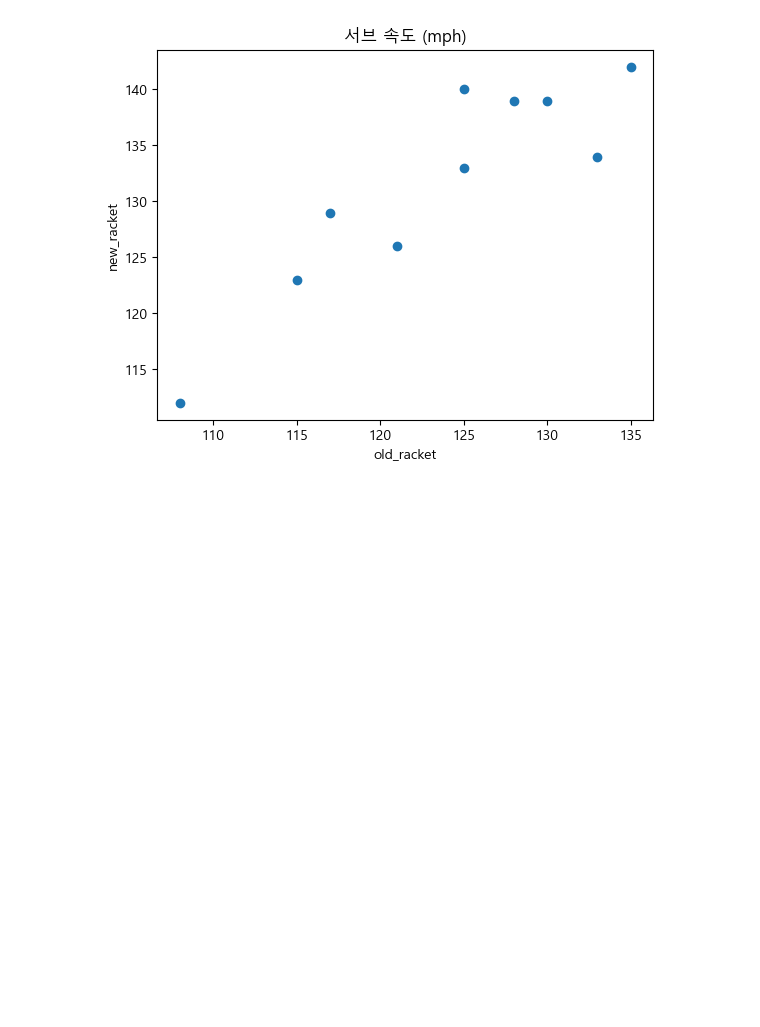
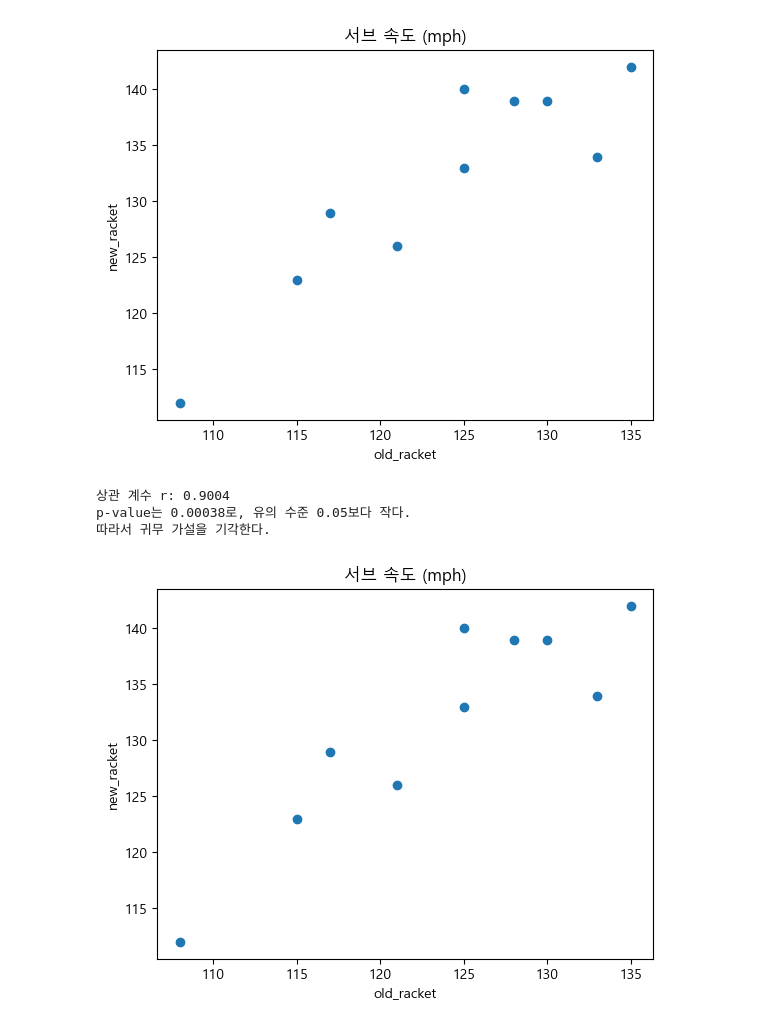
Before and after one commit to layla-focalors/r2python, a Jupyter notebook: chapter10/chapter10_06.ipynb, the cells around one changed output. Saved outputs shown, nothing was run; the diff lists cells and outputs as text; code cells hidden in the pictures; blank space fills up the shorter version.

```diff
--- a/chapter10/chapter10_06.ipynb
+++ b/chapter10/chapter10_06.ipynb
@@ -47,3 +47,47 @@ plt.show()
 p-value는 0.00038로, 유의 수준 0.05보다 작다.
 따라서 귀무 가설을 기각한다.
 [figure]
+# %%
+# 예제(10.18)
+
+# 무작위로 뽑힌 프로 테니스 선수의 새로 개발된 테니스 라켓과 기존 라켓의 서브 속도를 mph로 나타낸 것이다. 오래된 라켓과 새로운 라켓을 사용한 속도 사이에 플러스 기울기를 가진 관계가 있는지 확인하는 증거를 찾아라.
+
+from scipy import stats
+import numpy as np
+import matplotlib.pyplot as plt
+
+old_racket = [125, 133, 108, 128, 115, 135, 125, 117, 130, 121]
+new_racket = [133, 134, 112, 139, 123, 142, 140, 129, 139, 126]
+
+x_mean = np.mean(old_racket)
+y_mean = np.mean(new_racket)
+numerator = sum((x_i - x_mean) * (y_i - y_mean) for x_i, y_i in zip(old_racket, new_racket))
+denominator = np.sqrt(sum((x_i - x_mean) ** 2 for x_i in old_racket)) * np.sqrt(sum((y_i - y_mean) ** 2 for y_i in new_racket))
+r = numerator / denominator
+
+print(f'상관 계수 r: {r:.4f}')
+
+x, y = old_racket, new_racket
+n = len(x)
+df = n - 2
+r = np.corrcoef(x, y)[0, 1]
+t = r * np.sqrt(df / (1 - r ** 2))
+p_value = 2 * (1 - stats.t.cdf(abs(t), df))
+
+alpha = 0.05
+if p_value < alpha:
+    print(f"p-value는 {p_value:.5f}로, 유의 수준 {alpha}보다 작다.\n따라서 귀무 가설을 기각한다.")
+else:
+    print(f"p-value는 {p_value:.5f}로, 유의 수준 {alpha}보다 크거나 같다.\n따라서 귀무 가설을 기각할 수 없음")
+
+plt.rc('font', family='Malgun Gothic')
+plt.scatter(x, y)
+plt.xlabel('old_racket')
+plt.ylabel('new_racket')
+plt.title('서브 속도 (mph)')
+plt.show()
+# %% [output]
+상관 계수 r: 0.9004
+p-value는 0.00038로, 유의 수준 0.05보다 작다.
+따라서 귀무 가설을 기각한다.
+[figure, added]
```
Also changed, not shown: parts of 1 cell of this notebook, 48 other files.
